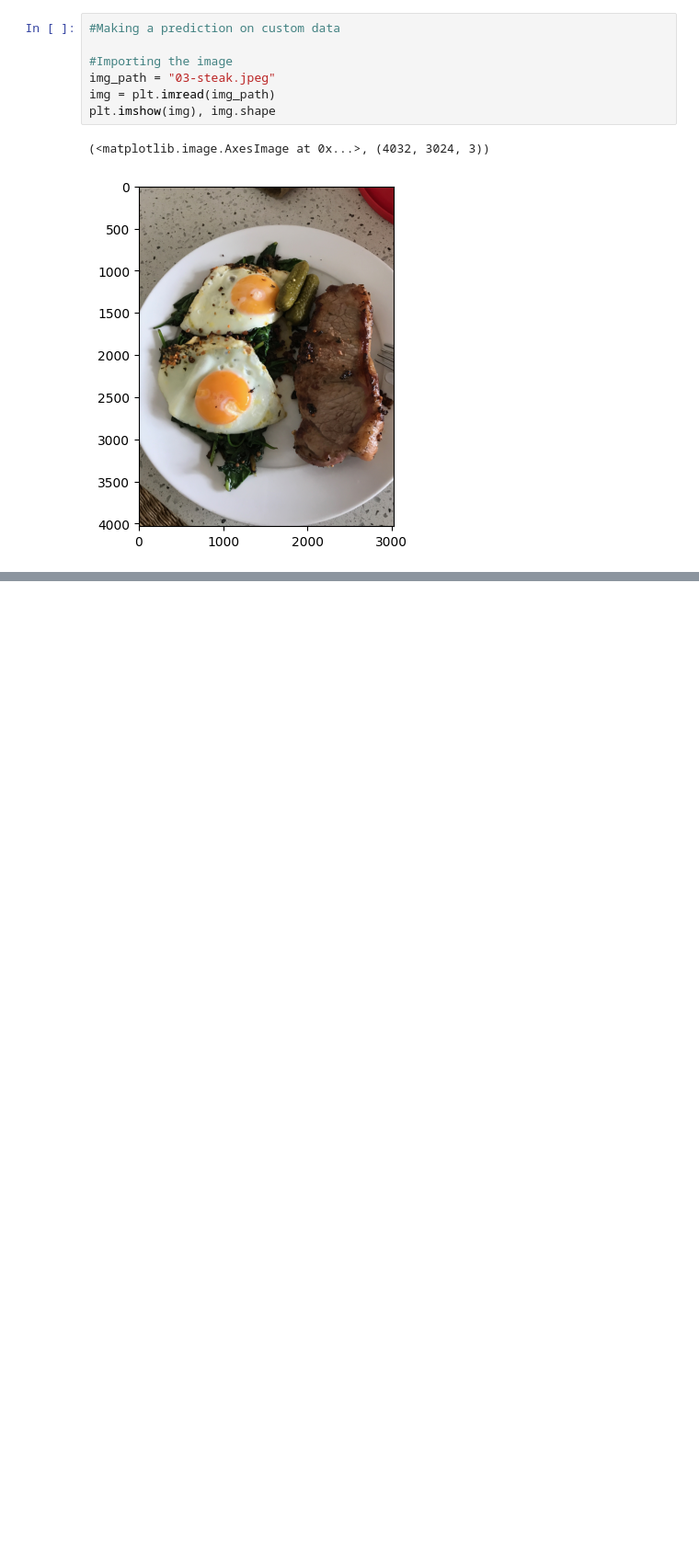
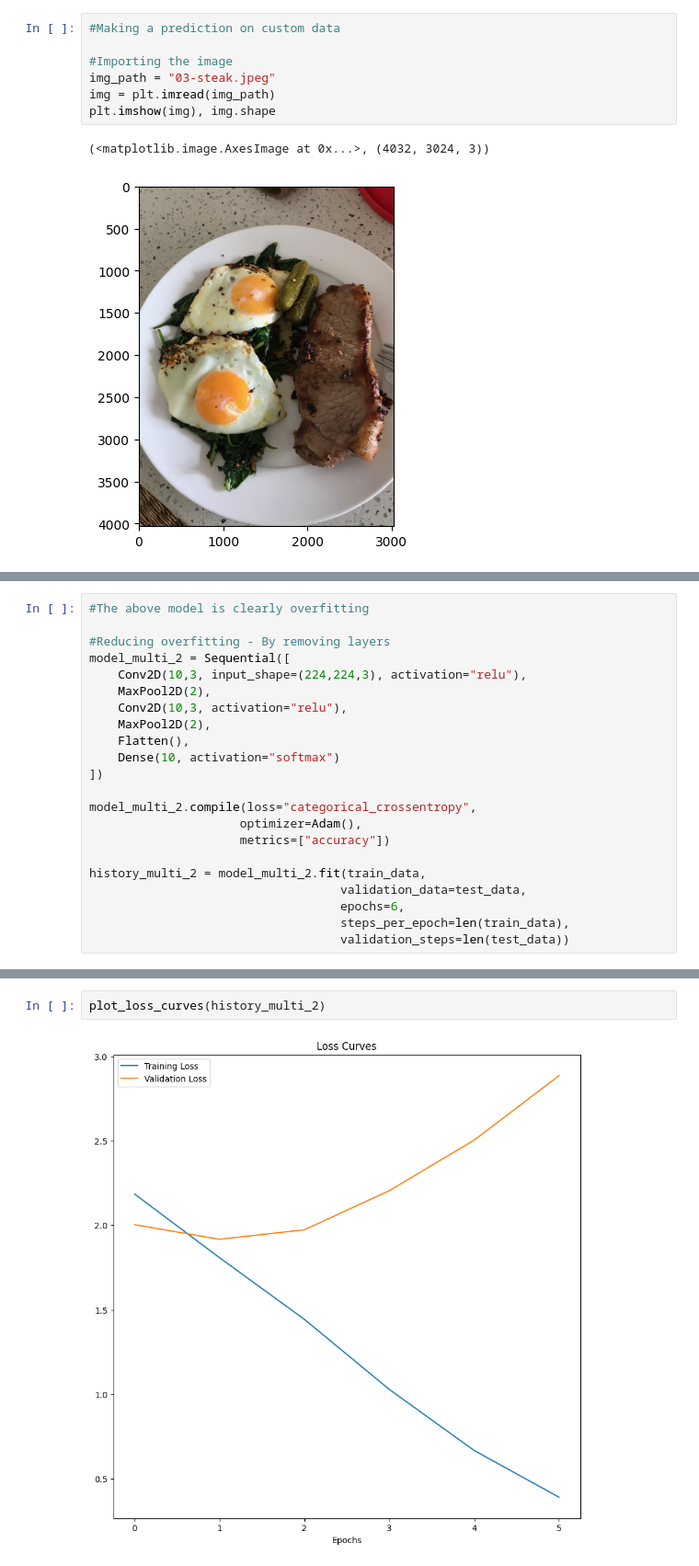
Before and after one commit to gunavc/TensorFlow, a Jupyter notebook: cnn-computer_vision.ipynb, the cells around one changed output, grey strips where cells are left out. Shown at 92% size. Saved outputs shown, nothing was run; the diff lists cells and outputs as text; blank space fills up the shorter version.

```diff
--- a/cnn-computer_vision.ipynb
+++ b/cnn-computer_vision.ipynb
@@ -454,0 +561,22 @@ model_
+# %%
+#The above model is clearly overfitting
+
+#Reducing overfitting - By removing layers
+model_multi_2 = Sequential([
+    Conv2D(10,3, input_shape=(224,224,3), activation="relu"),
+    MaxPool2D(2),
+    Conv2D(10,3, activation="relu"),
+    MaxPool2D(2),
+    Flatten(),
+    Dense(10, activation="softmax")
+])
+
+model_multi_2.compile(loss="categorical_crossentropy",
+                     optimizer=Adam(),
+                     metrics=["accuracy"])
+
+history_multi_2 = model_multi_2.fit(train_data,
+                                   validation_data=test_data,
+                                   epochs=6,
+                                   steps_per_epoch=len(train_data),
+                                   validation_steps=len(test_data))
@@ -454,0 +598,4 @@ model_
+# %%
+plot_loss_curves(history_multi_2)
+# %% [output]
+[figure, added]
```
Also changed, not shown: parts of 21 cells of this notebook, 1 other file.
